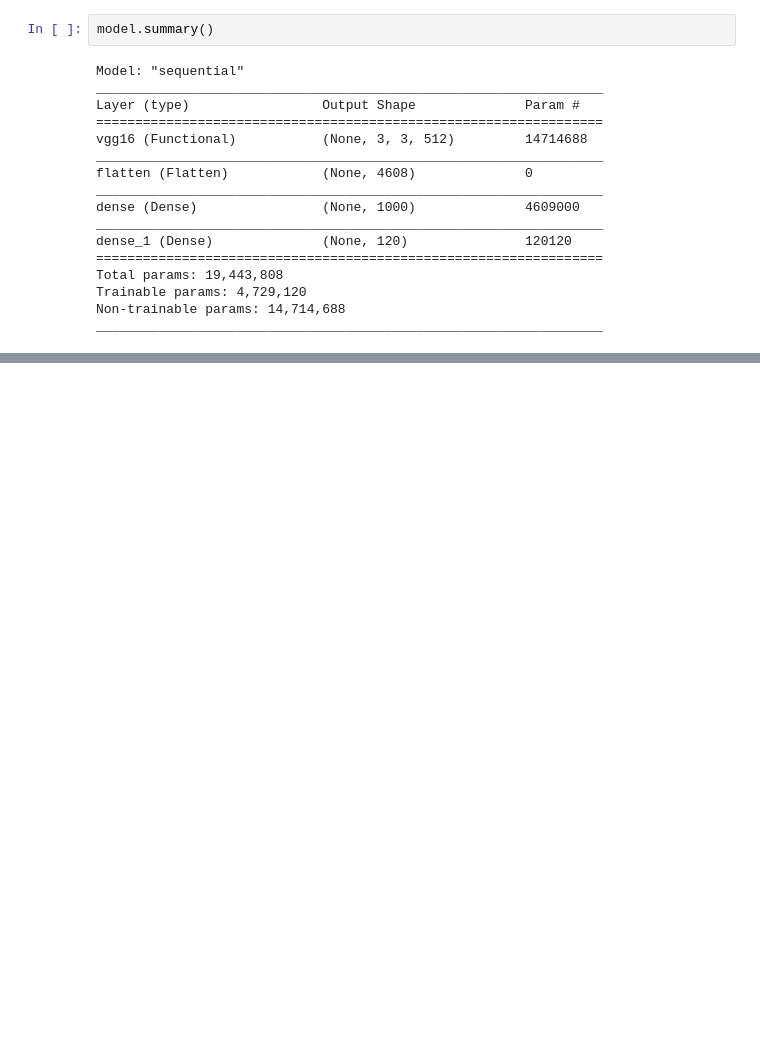
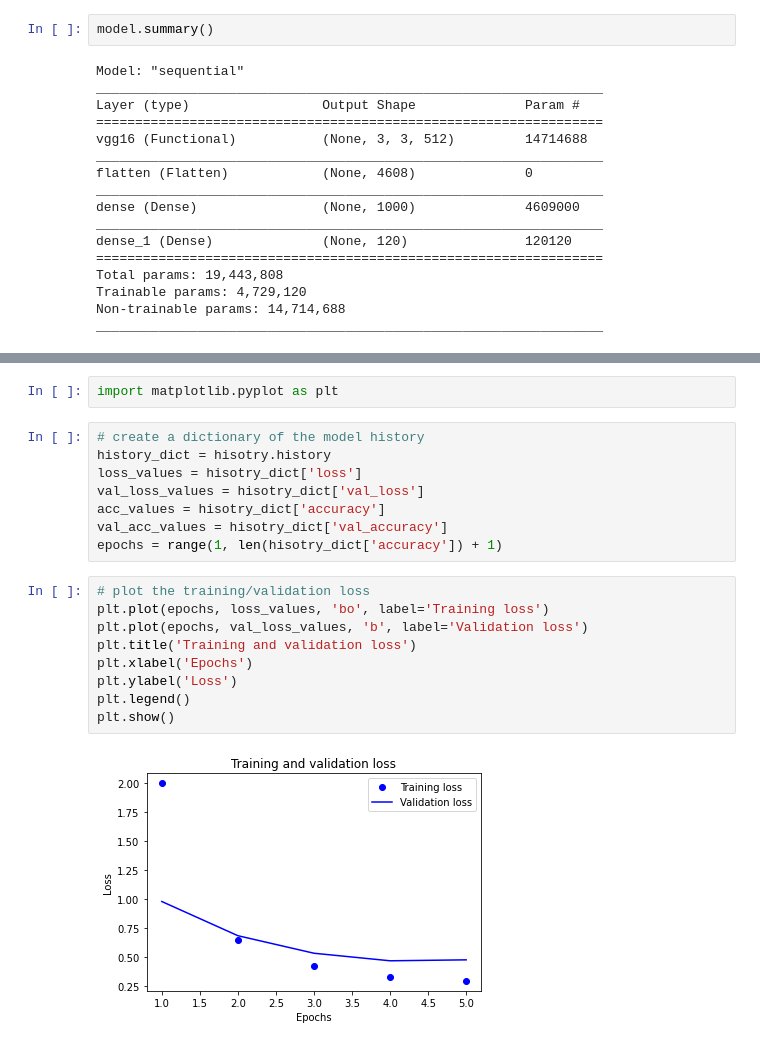
Before and after one commit to CruiseDevice/Fruit-Classification-with-Transfer-Learning, a Jupyter notebook: Fruit Classification with Transfer Learning.ipynb, the cells around one changed output, grey strips where cells are left out. Drawn from its saved outputs; the diff is of its cells as text; blank space fills up the shorter version.

```diff
--- a/Fruit Classification with Transfer Learning.ipynb
+++ b/Fruit Classification with Transfer Learning.ipynb
@@ -133,0 +130,21 @@ Epoch 5/5
+# %%
+import matplotlib.pyplot as plt
+# %%
+# create a dictionary of the model history
+history_dict = hisotry.history
+loss_values = hisotry_dict['loss']
+val_loss_values = hisotry_dict['val_loss']
+acc_values = hisotry_dict['accuracy']
+val_acc_values = hisotry_dict['val_accuracy']
+epochs = range(1, len(hisotry_dict['accuracy']) + 1)
+# %%
+# plot the training/validation loss
+plt.plot(epochs, loss_values, 'bo', label='Training loss')
+plt.plot(epochs, val_loss_values, 'b', label='Validation loss')
+plt.title('Training and validation loss')
+plt.xlabel('Epochs')
+plt.ylabel('Loss')
+plt.legend()
+plt.show()
+# %% [output]
+[figure, added]
```
Also changed, not shown: parts of 4 cells of this notebook.
